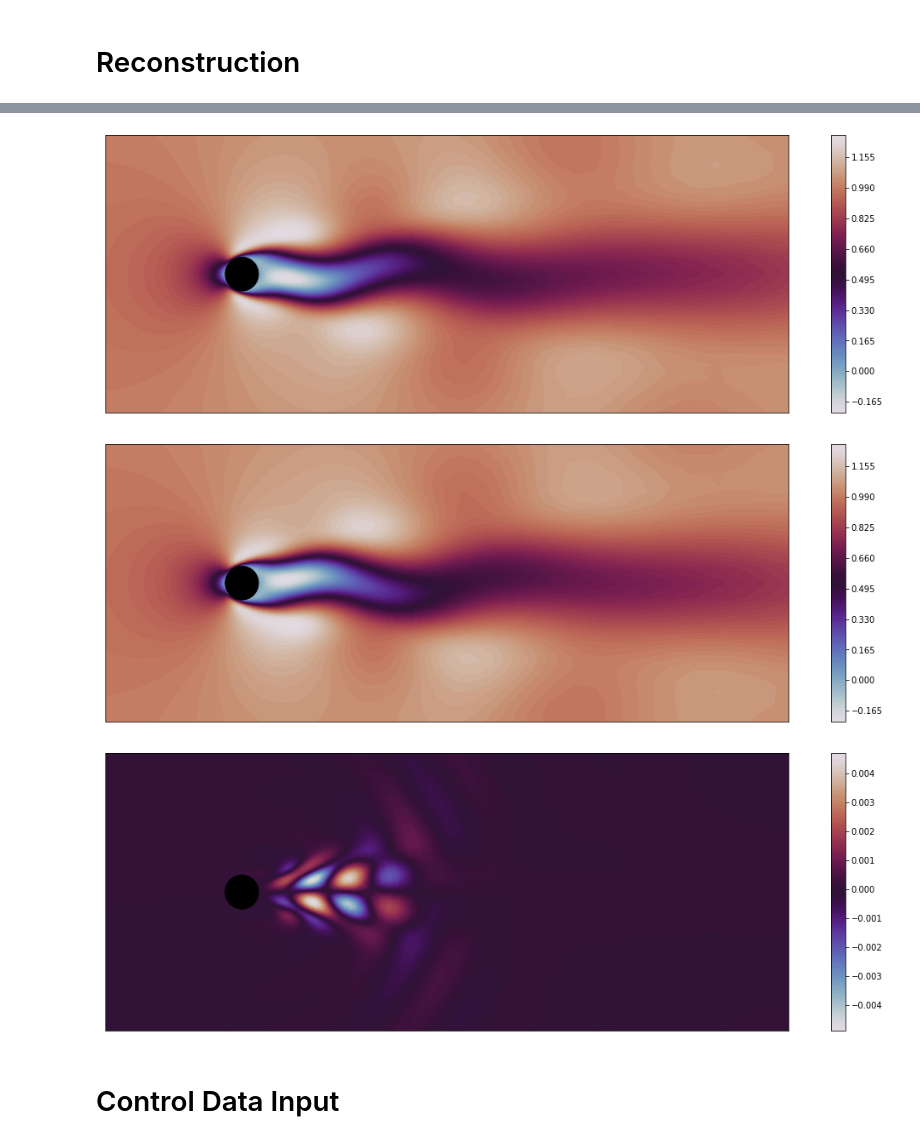
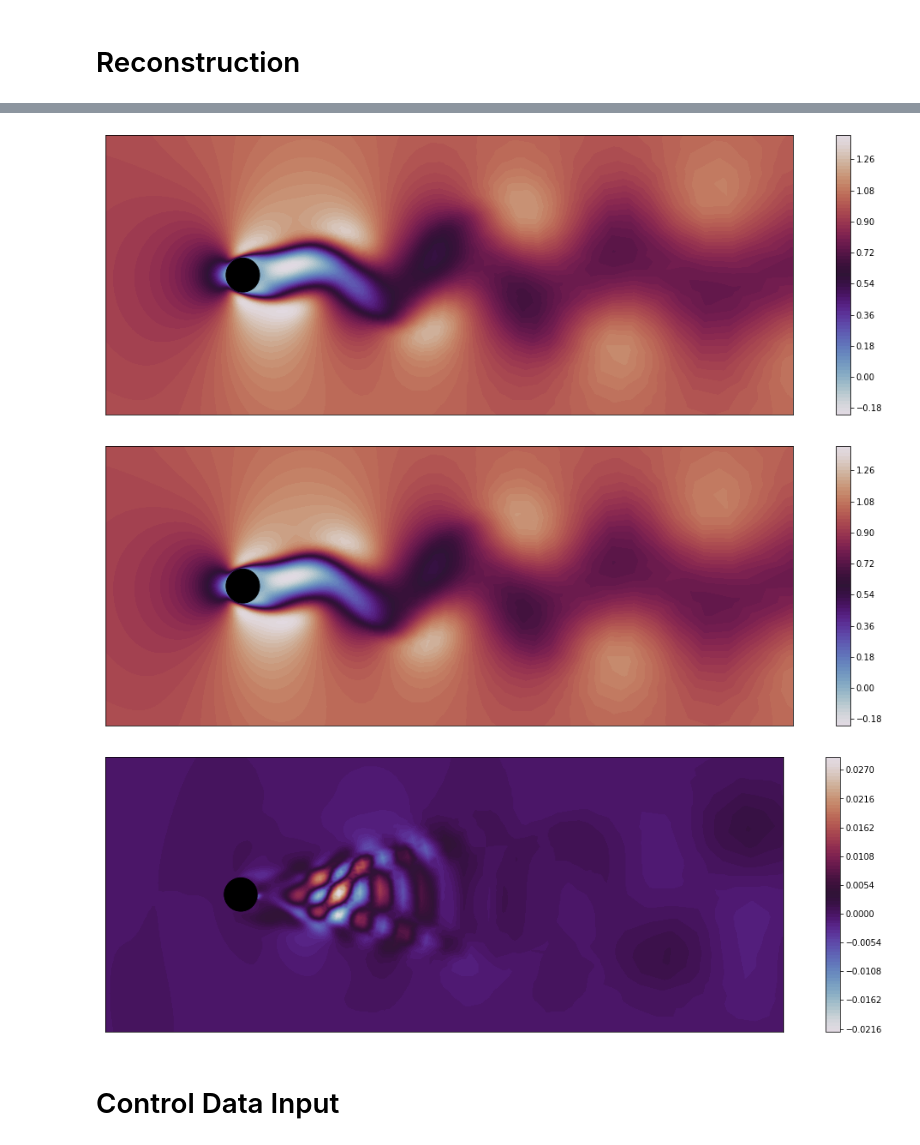
Before and after one commit to JanRotti/podGalerkin, a Jupyter notebook: pod_galerkin.ipynb, the cells around one changed output, grey strips where cells are left out. Drawn from its saved outputs; the diff is of its cells as text; code cells hidden in the pictures.

```diff
--- a/pod_galerkin.ipynb
+++ b/pod_galerkin.ipynb
@@ -34,23 +34,23 @@ Mesh Initialization Successful!-------------------------------------------------
 # DEFINING CONSTANTS
 n = mesh.n          # number of nodes
 N = mesh.N          # number of cells
-T = 500             # number of snapshots
+T = 440             # number of snapshots
 alpha = 1           # inner product coefficient  # method for derivative computation
 gamma = 1.4         # isentropic coefficient -> material property
 max_POD = 40        # maximum number of POD modes
-mach = 0.01          # mach number
+mach = 0.6          # mach number
 sos = 340.29        # isentropic speed of sound
 u_free = mach * sos # freestream velocity
 Re = 100            # Reynolds number of freeflow
-dt = 0.02         # simulation time step
+dt = 0.0001         # simulation time step
 include_avg = False # include average flow in POD computation
 nondim = True       # apply nondimensionalization to data
-subsampling = 1     # subsampling for data
+subsampling = 3     # subsampling for data
 # %% [markdown]
 # Data Preparation
 # %%
 # reading file data
-data_dir  = "./flow_data./lam_cyl_comp_air/mach 0.01/"
+data_dir  = "./flow_data./lam_cyl_comp_air/mach 0.6/"
 data_dict = read_csv_data(data_dir,delay=0,subsampling=subsampling,max_size=T)
 
 # geometric information
@@ -193,19 +185,19 @@ for j in range(6):
 rec += np.repeat(np.expand_dims(q_avg,1),T,1)
 # %%
 plot_cylinder_data(x,y,rec[:n,0],zoom=True,cmap='twilight')
-plt.savefig("mach_0.01_rec_6_modes_snap_0.png")
+#plt.savefig("mach_0.01_rec_6_modes_snap_0.png")
 # %% [output]
-[figure, old version]
+[figure, new version]
 # %%
 plot_cylinder_data(x,y,q[:n,0],zoom=True,cmap='twilight')
-plt.savefig("mach_0.01_gt_snap_0.png")
+#plt.savefig("mach_0.01_gt_snap_0.png")
 # %% [output]
-[figure, old version]
+[figure, new version]
 # %%
-plot_cylinder_data(x,y,rec[:n,0]-q[:n,0],zoom=True,cmap='twilight')
-plt.savefig("mach_0.01_rec_4_modes_diff_snap_0.png")
+plot_cylinder_data(x,y,rec[:n,50]-q[:n,50],zoom=True,cmap='twilight')
+#plt.savefig("mach_0.01_rec_6_modes_diff_snap_50.png")
 # %% [output]
-[figure, old version]
+[figure, new version]
 # %% [markdown]
 # Control Data Input
 # %%
```
Also changed, not shown: parts of 12 cells of this notebook, 3 other files.
